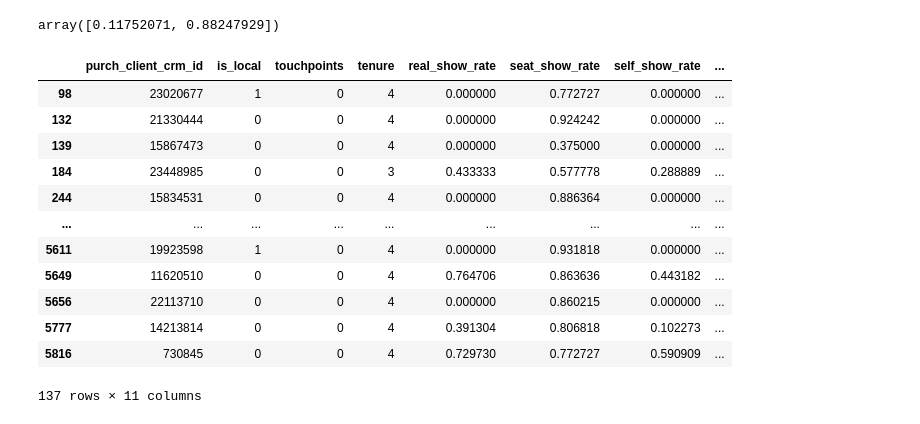
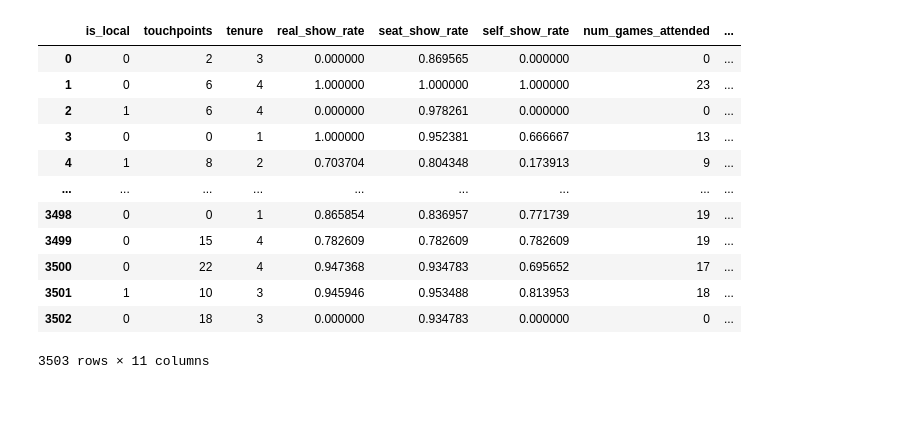
Before and after one commit to riffere-fla/pandas_party, a Jupyter notebook: renewal_scoring_2526.ipynb, the cells around one changed output. Saved outputs shown, nothing was run; the diff lists cells and outputs as text; code cells hidden in the pictures.

```diff
--- a/renewal_scoring_2526.ipynb
+++ b/renewal_scoring_2526.ipynb
@@ -721,14 +842,14 @@ df_full_2425 = df_full_2425.dropna(how = 'any',axis =0)
 # %%
-x_premier_train = df_premier_2324[['is_local','touchpoints','tenure','real_show_rate','seat_show_rate','self_show_rate','num_games_attended','gross_revenue', 'arena_level_internal']]
+x_premier_train = df_premier_2324[['is_local','touchpoints','tenure','real_show_rate','seat_show_rate','self_show_rate','num_games_attended','gross_revenue', 'arena_level_internal', 'renewal_likelihood_survey']]
 y_premier = df_premier_2324[['did_renew']]
 
-x_premier_test = df_premier_2425[['is_local','touchpoints','tenure','real_show_rate','seat_show_rate','self_show_rate','num_games_attended','gross_revenue', 'arena_level_internal']]
+x_premier_test = df_premier_2425[['is_local','touchpoints','tenure','real_show_rate','seat_show_rate','self_show_rate','num_games_attended','gross_revenue', 'arena_level_internal', 'renewal_likelihood_survey']]
 
 
-x_full_train = df_full_2324[['is_local', 'touchpoints','tenure','real_show_rate','seat_show_rate','self_show_rate','num_games_attended','gross_revenue', 'arena_level_internal']]
+x_full_train = df_full_2324[['is_local', 'touchpoints','tenure','real_show_rate','seat_show_rate','self_show_rate','num_games_attended','gross_revenue', 'arena_level_internal', 'renewal_likelihood_survey']]
 y_full = df_full_2324[['did_renew']]
 
-x_test_full = df_full_2425[['is_local', 'touchpoints','tenure','real_show_rate','seat_show_rate','self_show_rate','num_games_attended','gross_revenue', 'arena_level_internal']]
+x_full_test = df_full_2425[['is_local', 'touchpoints','tenure','real_show_rate','seat_show_rate','self_show_rate','num_games_attended','gross_revenue', 'arena_level_internal', 'renewal_likelihood_survey']]
 # %%
 # Premier Model
 
@@ -769,32 +887,0 @@ df_premier_2425[df_premier_2425['predicted_renew_percentage'] < 0.5]
-# %%
-# Full Model
-
-ss = StandardScaler()
-x_train_scaler_full = ss.fit_transform(x_full_train)
-x_test_scaler_full = ss.fit_transform(x_test_full)
-
-logi = LogisticRegression().fit(x_train_scaler_full, np.array(y_full))
-# %% [output]
-array([0.11752071, 0.88247929])
-# %%
-proba_predicted = logi.predict_proba(x_test_scaler_full)
-
-#plt.hist(list(map(lambda x: x[1]-.1, proba_predictsd)))
-
-df_full_2425['predicted_renew_percentage'] = list(map(lambda x: x[1]-.1, proba_predicted))
-
-df_full_2425[df_full_2425['predicted_renew_percentage'] < 0.5]
-# %% [output]
-|  | purch_client_crm_id | is_local | touchpoints | tenure | real_show_rate | seat_show_rate | self_show_rate | ... |
-| 98 | 23020677 | 1 | 0 | 4 | 0.000000 | 0.772727 | 0.000000 | ... |
-| 132 | 21330444 | 0 | 0 | 4 | 0.000000 | 0.924242 | 0.000000 | ... |
-| 139 | 15867473 | 0 | 0 | 4 | 0.000000 | 0.375000 | 0.000000 | ... |
-| 184 | 23448985 | 0 | 0 | 3 | 0.433333 | 0.577778 | 0.288889 | ... |
-| 244 | 15834531 | 0 | 0 | 4 | 0.000000 | 0.886364 | 0.000000 | ... |
-| ... | ... | ... | ... | ... | ... | ... | ... | ... |
-| 5611 | 19923598 | 1 | 0 | 4 | 0.000000 | 0.931818 | 0.000000 | ... |
-| 5649 | 11620510 | 0 | 0 | 4 | 0.764706 | 0.863636 | 0.443182 | ... |
-| 5656 | 22113710 | 0 | 0 | 4 | 0.000000 | 0.860215 | 0.000000 | ... |
-| 5777 | 14213814 | 0 | 0 | 4 | 0.391304 | 0.806818 | 0.102273 | ... |
-| 5816 | 730845 | 0 | 0 | 4 | 0.729730 | 0.772727 | 0.590909 | ... |
-137 rows × 11 columns
@@ -800,0 +892,39 @@ df_full_2425[df_full_2425['predicted_renew_percentage'] < 0.5]
+# %%
+num_simulations = 100000
+sample_size = 1000
+
+def run_log_reg(x_train, x_test, y, num_simulations):
+
+    ss = StandardScaler()
+    x_train_scaler = ss.fit_transform(x_train)
+    x_test_scaler = ss.fit_transform(x_test)
+
+    predicted_probs = np.zeros((x_test_scaler.shape[0], num_simulations))
+
+    for i in range(num_simulations):
+
+        logi = LogisticRegression().fit(x_train_scaler, np.array(y))
+        predicted_probs[:,i] = logi.predict_proba(x_test_scaler)[:,1]
+
+    avg_predicted_probs = np.mean(predicted_probs, axis = 1)
+
+    result_df = x_test
+    result_df['avg_predicted_prob'] = avg_predicted_probs
+
+    return result_df
+# %%
+run_log_reg(x_full_train, x_full_test, y_full, 1000)
+# %% [output]
+|  | is_local | touchpoints | tenure | real_show_rate | seat_show_rate | self_show_rate | num_games_attended | ... |
+| 0 | 0 | 2 | 3 | 0.000000 | 0.869565 | 0.000000 | 0 | ... |
+| 1 | 0 | 6 | 4 | 1.000000 | 1.000000 | 1.000000 | 23 | ... |
+| 2 | 1 | 6 | 4 | 0.000000 | 0.978261 | 0.000000 | 0 | ... |
+| 3 | 0 | 0 | 1 | 1.000000 | 0.952381 | 0.666667 | 13 | ... |
+| 4 | 1 | 8 | 2 | 0.703704 | 0.804348 | 0.173913 | 9 | ... |
+| ... | ... | ... | ... | ... | ... | ... | ... | ... |
+| 3498 | 0 | 0 | 1 | 0.865854 | 0.836957 | 0.771739 | 19 | ... |
+| 3499 | 0 | 15 | 4 | 0.782609 | 0.782609 | 0.782609 | 19 | ... |
+| 3500 | 0 | 22 | 4 | 0.947368 | 0.934783 | 0.695652 | 17 | ... |
+| 3501 | 1 | 10 | 3 | 0.945946 | 0.953488 | 0.813953 | 18 | ... |
+| 3502 | 0 | 18 | 3 | 0.000000 | 0.934783 | 0.000000 | 0 | ... |
+3503 rows × 11 columns
```
Also changed, not shown: parts of 12 cells of this notebook.
